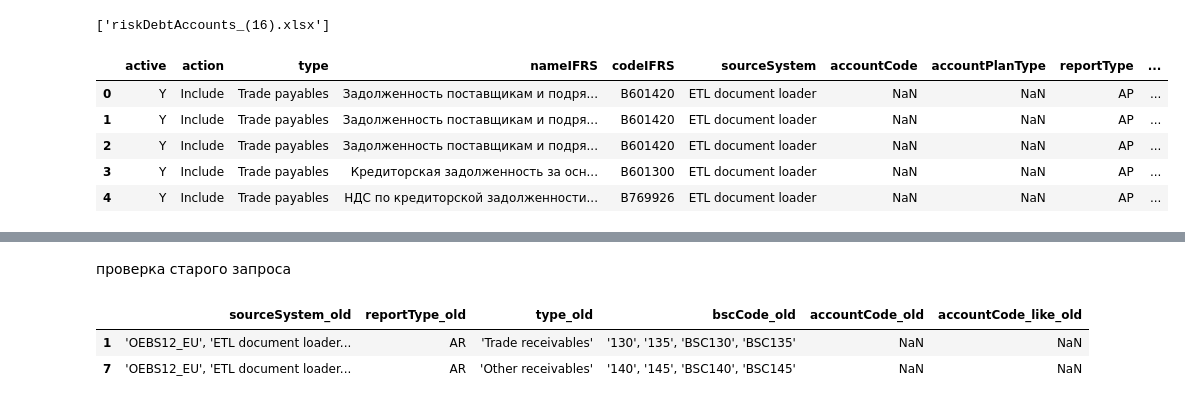
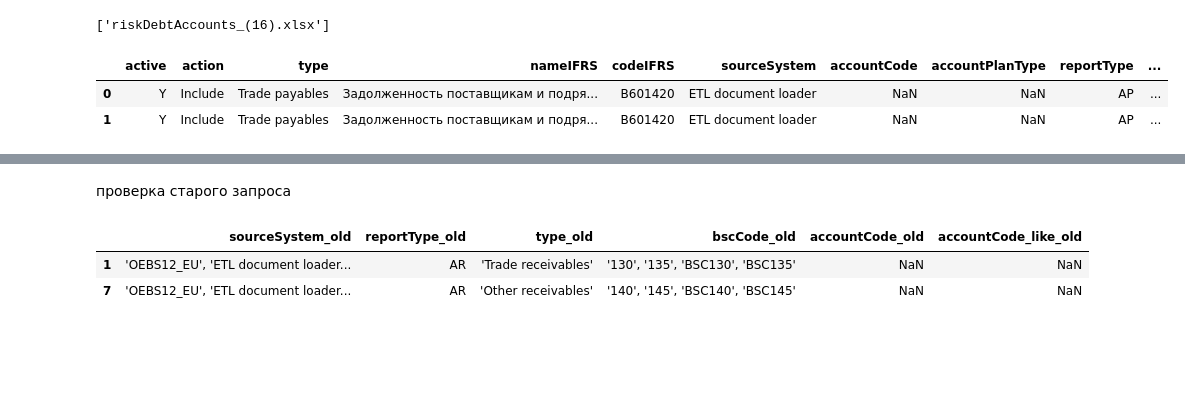
Before and after one commit to Lirollel/Work_AIM_Jupyter-Python-Pandas, a Jupyter notebook: OCP/ARAP/SQL/SQL.ipynb, the cells around one changed output, grey strips where cells are left out. Cells and saved outputs as stored; diff of their text form; code cells hidden in the pictures; blank space fills up the shorter version.

```diff
--- a/OCP/ARAP/SQL/SQL.ipynb
+++ b/OCP/ARAP/SQL/SQL.ipynb
@@ -9,14 +12,11 @@ riskDebtAccounts_files
 ['riskDebtAccounts_(16).xlsx']
 # %%
 data_riskDebtAccounts = pd.read_excel(riskDebtAccounts_files[0], header=5)
-data_riskDebtAccounts.head()
+data_riskDebtAccounts.head(2)
 # %% [output]
 |  | active | action | type | nameIFRS | codeIFRS | sourceSystem | accountCode | accountPlanType | reportType | ... |
 | 0 | Y | Include | Trade payables | Задолженность поставщикам и подря... | B601420 | ETL document loader | NaN | NaN | AP | ... |
 | 1 | Y | Include | Trade payables | Задолженность поставщикам и подря... | B601420 | ETL document loader | NaN | NaN | AP | ... |
-| 2 | Y | Include | Trade payables | Задолженность поставщикам и подря... | B601420 | ETL document loader | NaN | NaN | AP | ... |
-| 3 | Y | Include | Trade payables | Кредиторская задолженность за осн... | B601300 | ETL document loader | NaN | NaN | AP | ... |
-| 4 | Y | Include | Trade payables | НДС по кредиторской задолженности... | B769926 | ETL document loader | NaN | NaN | AP | ... |
 # %%
 data_riskDebtAccounts_work = data_riskDebtAccounts[:]
 # xxmdg."riskDebtAccounts"."ocpFlag" = 'Y'
```
Also changed, not shown: parts of 11 cells of this notebook, 2 other files.
